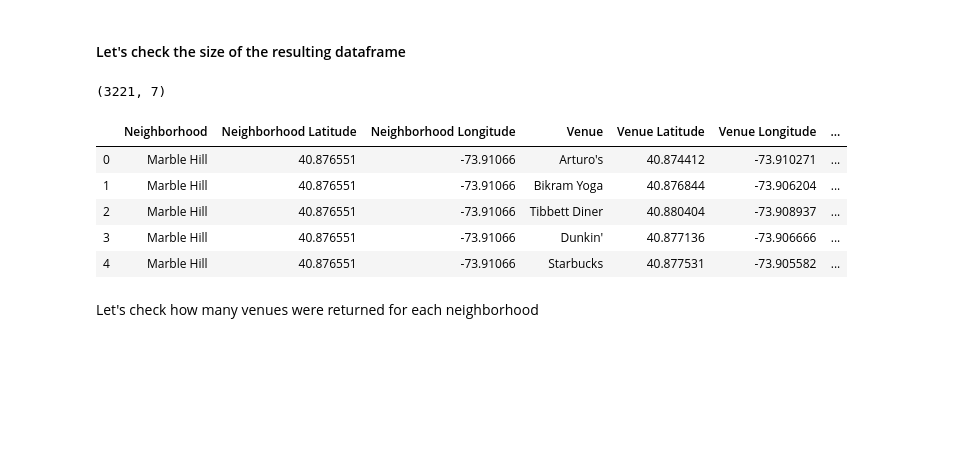
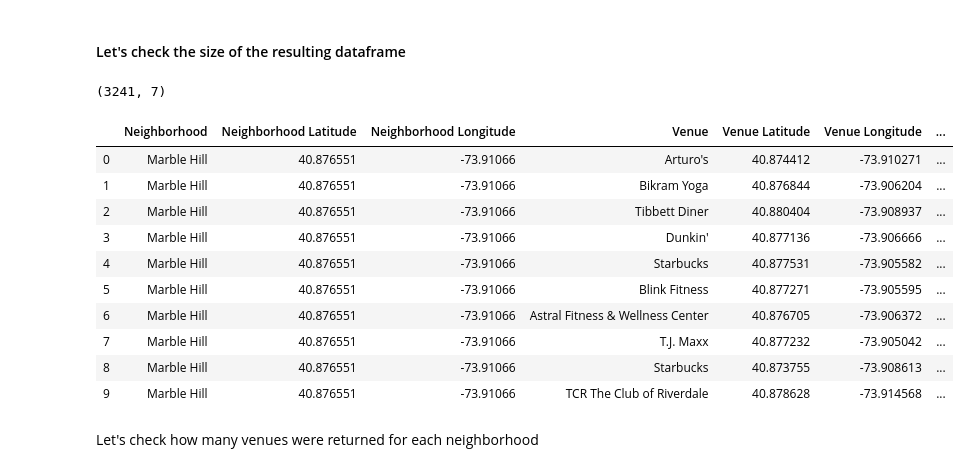
Before and after one commit to ishasahni2000/NY_battle-of-neighborhoods, a Jupyter notebook: NY_BON.ipynb, the cells around one changed output. Saved outputs shown, nothing was run; the diff lists cells and outputs as text; code cells hidden in the pictures; blank space fills up the shorter version.

```diff
--- a/NY_BON.ipynb
+++ b/NY_BON.ipynb
@@ -440,15 +442,20 @@ Hudson Yards
 #### Let's check the size of the resulting dataframe
 # %%
 print(manhattan_venues.shape)
-manhattan_venues.head()
+manhattan_venues.head(10)
 # %% [output]
-(3221, 7)
+(3241, 7)
 |  | Neighborhood | Neighborhood Latitude | Neighborhood Longitude | Venue | Venue Latitude | Venue Longitude | ... |
 | 0 | Marble Hill | 40.876551 | -73.91066 | Arturo's | 40.874412 | -73.910271 | ... |
 | 1 | Marble Hill | 40.876551 | -73.91066 | Bikram Yoga | 40.876844 | -73.906204 | ... |
 | 2 | Marble Hill | 40.876551 | -73.91066 | Tibbett Diner | 40.880404 | -73.908937 | ... |
 | 3 | Marble Hill | 40.876551 | -73.91066 | Dunkin' | 40.877136 | -73.906666 | ... |
 | 4 | Marble Hill | 40.876551 | -73.91066 | Starbucks | 40.877531 | -73.905582 | ... |
+| 5 | Marble Hill | 40.876551 | -73.91066 | Blink Fitness | 40.877271 | -73.905595 | ... |
+| 6 | Marble Hill | 40.876551 | -73.91066 | Astral Fitness & Wellness Center | 40.876705 | -73.906372 | ... |
+| 7 | Marble Hill | 40.876551 | -73.91066 | T.J. Maxx | 40.877232 | -73.905042 | ... |
+| 8 | Marble Hill | 40.876551 | -73.91066 | Starbucks | 40.873755 | -73.908613 | ... |
+| 9 | Marble Hill | 40.876551 | -73.91066 | TCR The Club of Riverdale | 40.878628 | -73.914568 | ... |
 # %% [markdown]
 Let's check how many venues were returned for each neighborhood
 # %%
```
Also changed, not shown: parts of 30 cells of this notebook, 1 other file.
